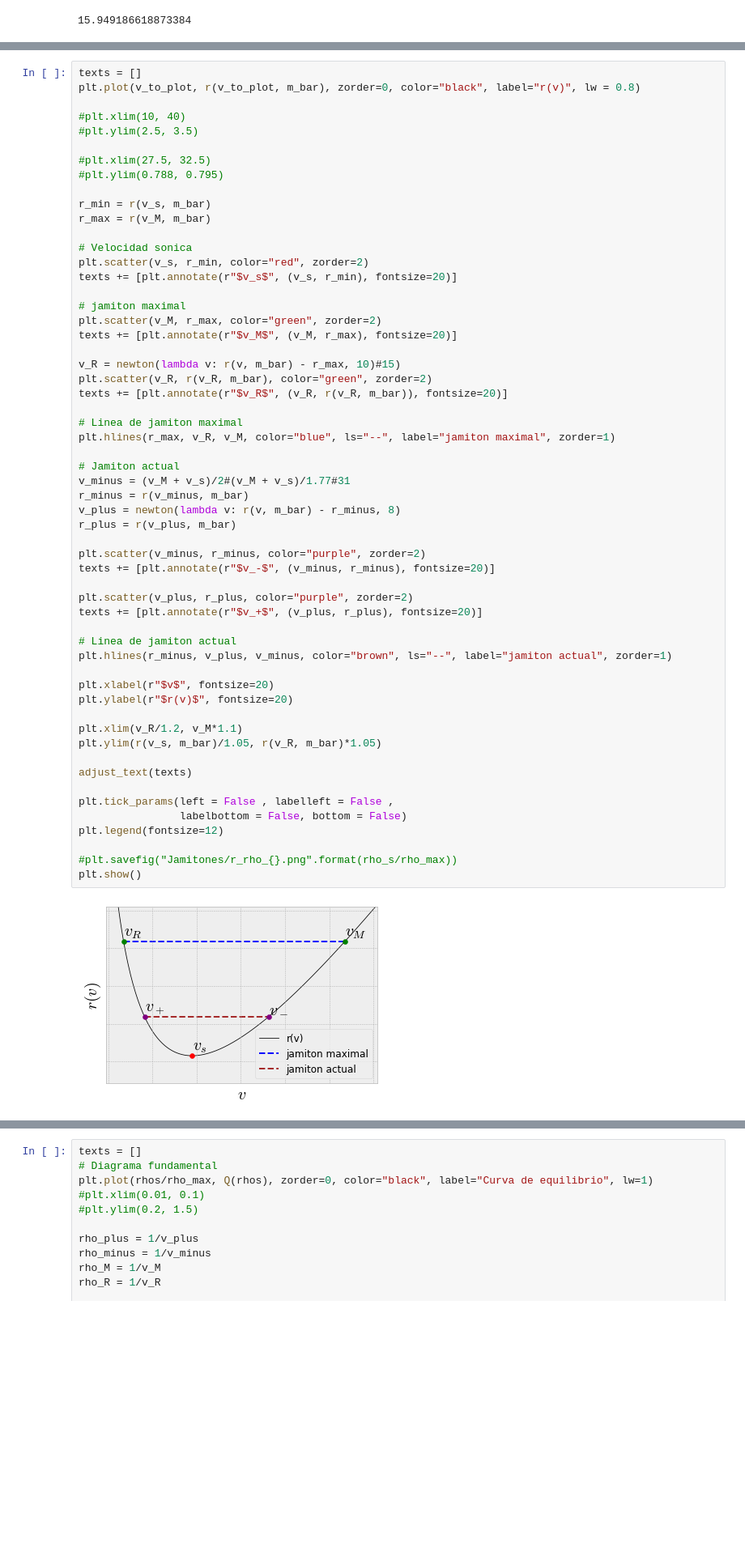
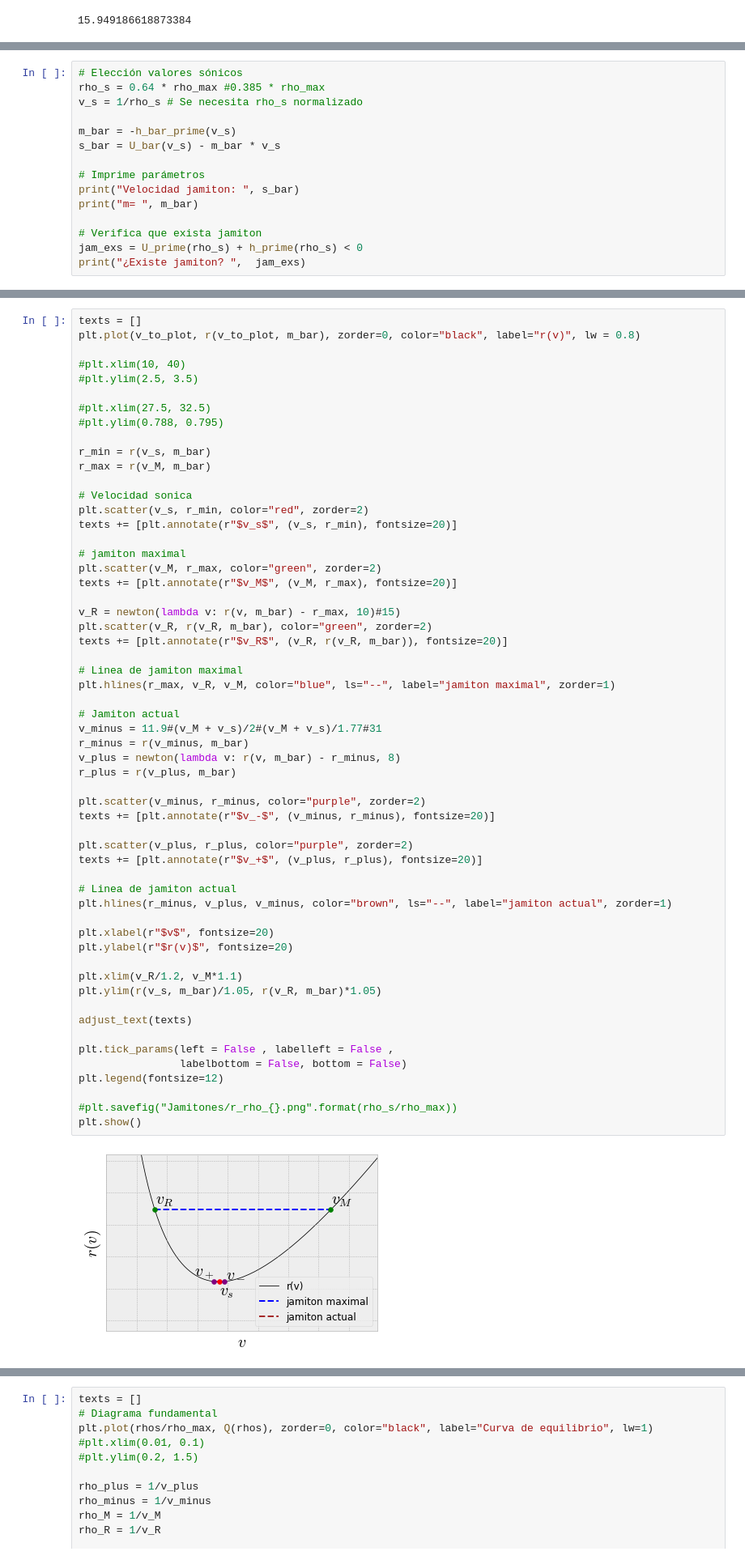
Before and after one commit to ElTapia/Jamiton, a Jupyter notebook: Second_order_traffic_model/Estudio_jamiton.ipynb, the cells around one changed output, grey strips where cells are left out. Shown at 81% size. Drawn from its saved outputs; the diff is of its cells as text; blank space fills up the shorter version.

```diff
--- a/Second_order_traffic_model/Estudio_jamiton.ipynb
+++ b/Second_order_traffic_model/Estudio_jamiton.ipynb
@@ -545,0 +523,15 @@ def ode_jam_v_eta(eta, v, m, s):
+# %%
+# Elección valores sónicos
+rho_s = 0.64 * rho_max #0.385 * rho_max
+v_s = 1/rho_s # Se necesita rho_s normalizado
+
+m_bar = -h_bar_prime(v_s)
+s_bar = U_bar(v_s) - m_bar * v_s
+
+# Imprime parámetros
+print("Velocidad jamiton: ", s_bar)
+print("m= ", m_bar)
+
+# Verifica que exista jamiton
+jam_exs = U_prime(rho_s) + h_prime(rho_s) < 0
+print("¿Existe jamiton? ",  jam_exs)
@@ -602,33 +598,33 @@ texts += [plt.annotate(r"$v_R$", (v_R, r(v_R, m_bar)), fontsize=20)]
 plt.hlines(r_max, v_R, v_M, color="blue", ls="--", label="jamiton maximal", zorder=1)
 
 # Jamiton actual
-v_minus = (v_M + v_s)/2#(v_M + v_s)/1.77#31
+v_minus = 11.9#(v_M + v_s)/2#(v_M + v_s)/1.77#31
 r_minus = r(v_minus, m_bar)
 v_plus = newton(lambda v: r(v, m_bar) - r_minus, 8)
 r_plus = r(v_plus, m_bar)
 
 plt.scatter(v_minus, r_minus, color="purple", zorder=2)
 texts += [plt.annotate(r"$v_-$", (v_minus, r_minus), fontsize=20)]
 
 plt.scatter(v_plus, r_plus, color="purple", zorder=2)
 texts += [plt.annotate(r"$v_+$", (v_plus, r_plus), fontsize=20)]
 
 # Linea de jamiton actual
 plt.hlines(r_minus, v_plus, v_minus, color="brown", ls="--", label="jamiton actual", zorder=1)
 
 plt.xlabel(r"$v$", fontsize=20)
 plt.ylabel(r"$r(v)$", fontsize=20)
 
 plt.xlim(v_R/1.2, v_M*1.1)
 plt.ylim(r(v_s, m_bar)/1.05, r(v_R, m_bar)*1.05)
 
 adjust_text(texts)
 
 plt.tick_params(left = False , labelleft = False ,
                 labelbottom = False, bottom = False)
 plt.legend(fontsize=12)
 
 #plt.savefig("Jamitones/r_rho_{}.png".format(rho_s/rho_max))
 plt.show()
 # %% [output]
-[figure, old version]
+[figure, new version]
```
Also changed, not shown: parts of 9 cells of this notebook, 5 other files.
